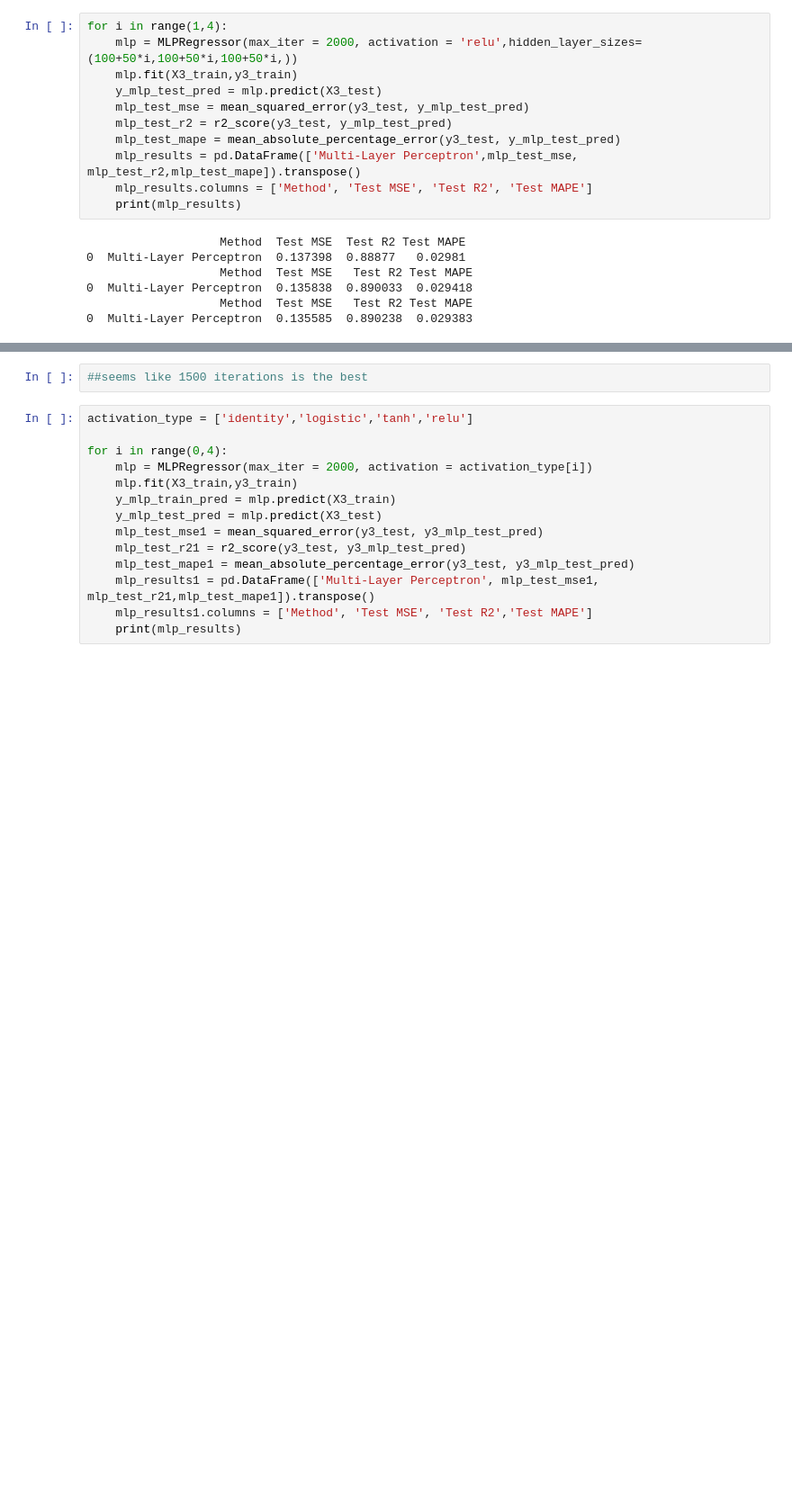
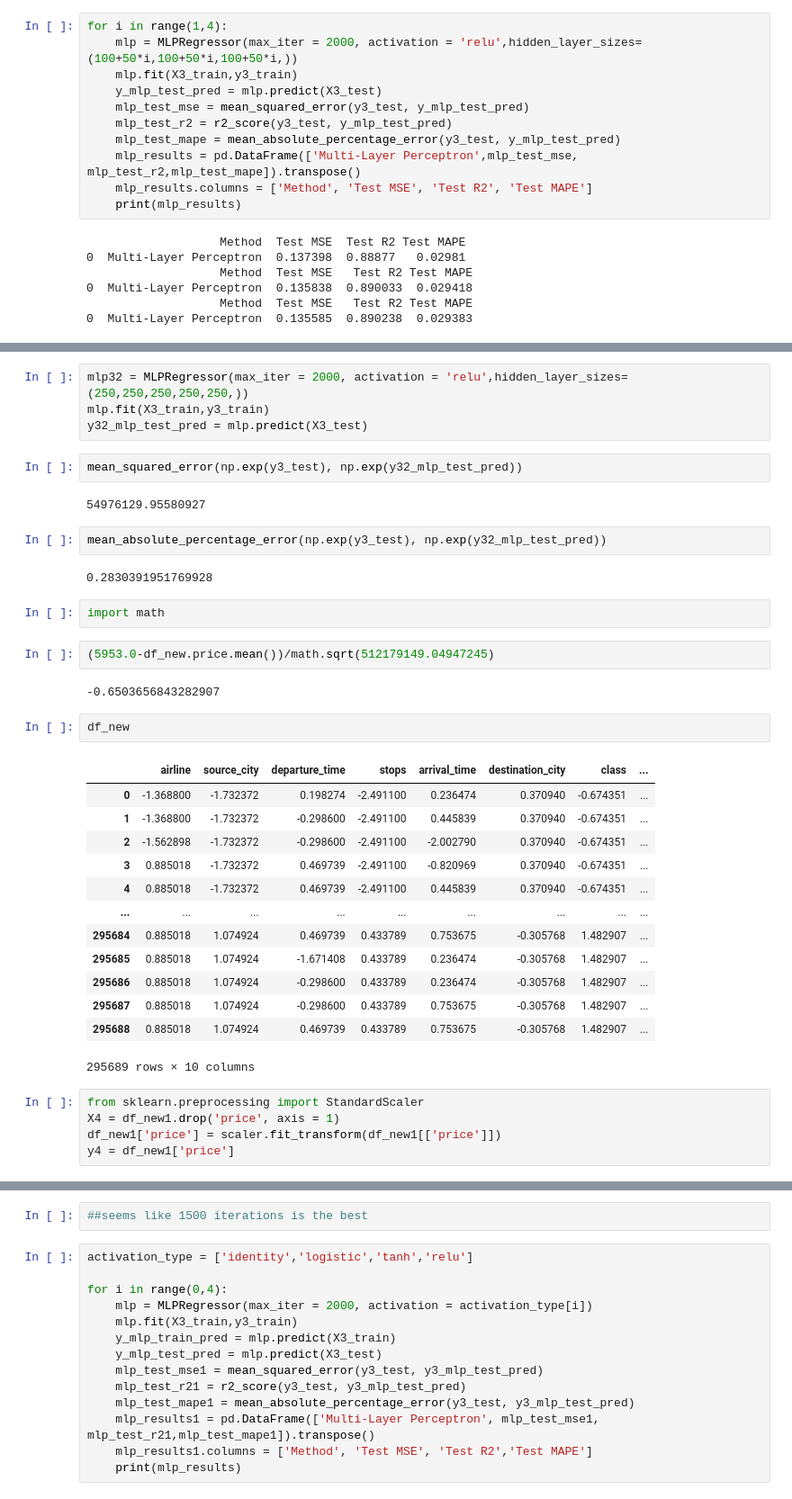
Before and after one commit to calebang/IS460, a Jupyter notebook: 02_Models/02e_MultiLayerPerceptron.ipynb, the cells around one changed output, grey strips where cells are left out. Shown at 90% size. Cells and saved outputs as stored; diff of their text form; blank space fills up the shorter version.

```diff
--- a/02_Models/02e_MultiLayerPerceptron.ipynb
+++ b/02_Models/02e_MultiLayerPerceptron.ipynb
@@ -505,0 +520,39 @@ mean_absolute_percentage_error(np.exp(y3_test), np.exp(y4_mlp_test_pred))
+# %%
+mlp32 = MLPRegressor(max_iter = 2000, activation = 'relu',hidden_layer_sizes=(250,250,250,250,250,))
+mlp.fit(X3_train,y3_train)
+y32_mlp_test_pred = mlp.predict(X3_test)
+# %%
+mean_squared_error(np.exp(y3_test), np.exp(y32_mlp_test_pred))
+# %% [output]
+54976129.95580927
+# %%
+mean_absolute_percentage_error(np.exp(y3_test), np.exp(y32_mlp_test_pred))
+# %% [output]
+0.2830391951769928
+# %%
+import math
+# %%
+(5953.0-df_new.price.mean())/math.sqrt(512179149.04947245)
+# %% [output]
+-0.6503656843282907
+# %%
+df_new
+# %% [output]
+|  | airline | source_city | departure_time | stops | arrival_time | destination_city | class | ... |
+| 0 | -1.368800 | -1.732372 | 0.198274 | -2.491100 | 0.236474 | 0.370940 | -0.674351 | ... |
+| 1 | -1.368800 | -1.732372 | -0.298600 | -2.491100 | 0.445839 | 0.370940 | -0.674351 | ... |
+| 2 | -1.562898 | -1.732372 | -0.298600 | -2.491100 | -2.002790 | 0.370940 | -0.674351 | ... |
+| 3 | 0.885018 | -1.732372 | 0.469739 | -2.491100 | -0.820969 | 0.370940 | -0.674351 | ... |
+| 4 | 0.885018 | -1.732372 | 0.469739 | -2.491100 | 0.445839 | 0.370940 | -0.674351 | ... |
+| ... | ... | ... | ... | ... | ... | ... | ... | ... |
+| 295684 | 0.885018 | 1.074924 | 0.469739 | 0.433789 | 0.753675 | -0.305768 | 1.482907 | ... |
+| 295685 | 0.885018 | 1.074924 | -1.671408 | 0.433789 | 0.236474 | -0.305768 | 1.482907 | ... |
+| 295686 | 0.885018 | 1.074924 | -0.298600 | 0.433789 | 0.236474 | -0.305768 | 1.482907 | ... |
+| 295687 | 0.885018 | 1.074924 | -0.298600 | 0.433789 | 0.753675 | -0.305768 | 1.482907 | ... |
+| 295688 | 0.885018 | 1.074924 | 0.469739 | 0.433789 | 0.753675 | -0.305768 | 1.482907 | ... |
+295689 rows × 10 columns
+# %%
+from sklearn.preprocessing import StandardScaler
+X4 = df_new1.drop('price', axis = 1)
+df_new1['price'] = scaler.fit_transform(df_new1[['price']])
+y4 = df_new1['price']
```
Also changed, not shown: parts of 21 cells of this notebook.
